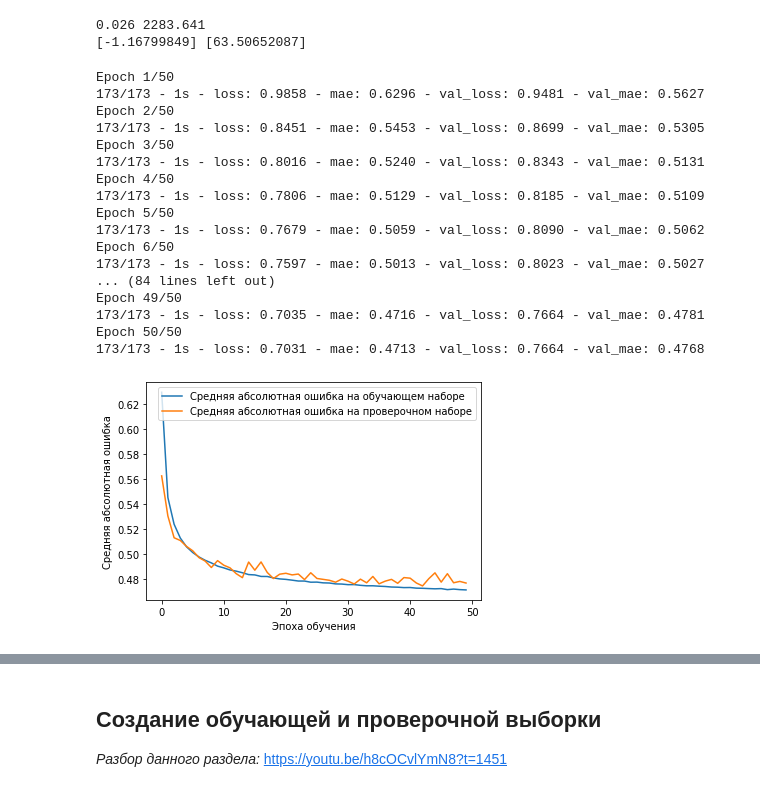
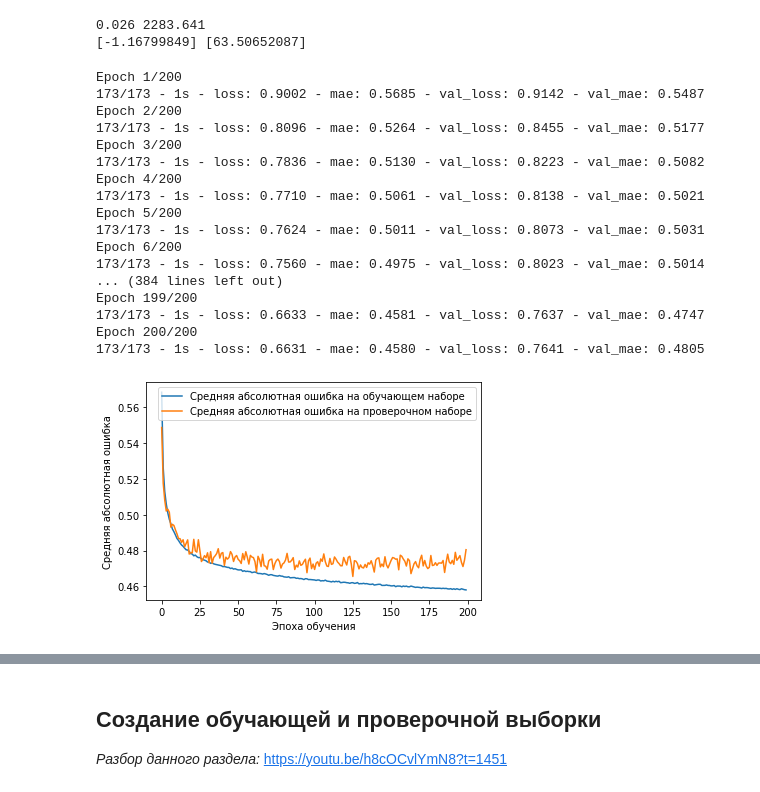
Before and after one commit to pebut/Hakaton, a Jupyter notebook: PandemicHakaton_track3.ipynb, the cells around one changed output, grey strips where cells are left out. Drawn from its saved outputs; the diff is of its cells as text; code cells hidden in the pictures.

```diff
--- a/PandemicHakaton_track3.ipynb
+++ b/PandemicHakaton_track3.ipynb
@@ -63,4 +51,4 @@ Drive already mounted at /content/drive; to attempt to forcibly remount, call dr
 fixed_df = pd.read_csv('/content/drive/MyDrive/Hakaton/train.csv', sep=';',encoding='utf8')
 test = pd.read_csv('/content/drive/MyDrive/Hakaton/test.csv', sep=';',encoding='utf8')
 # %%
-pos = pd.read_csv('/content/drive/MyDrive/Hakaton/unique_pos.txt', sep=',',encoding='utf8')
+gorod = pd.read_csv('/content/drive/MyDrive/Hakaton/spisok_gorodov.csv', sep=';',encoding='utf8')
@@ -126,12 +113,0 @@ for i in range(len(fixed_df.values[n])): # Выводим значение ка
-# %%
-##############################################
-####Убрать кодировку в описаниях \xa0 \n
-##############################################
-fixed_df = fixed_df.drop(fixed_df.columns[0],axis = 1) # Убираем первый столбец с продублированными индексами. Он нам не нужен
-
-i=0
-for j in range(24):  # Для каждого из столбцов таблицы
-    for i in range(fixed_df.shape[0]): # По всем резюме
-        if type(fixed_df.values[i][j])!=float: # если данные текстовые, то заменяем фрагменты кодировки ASCII на отсутствие символов
-            fixed_df.values[i][j] = fixed_df.values[i][j].replace("\xa0","")
-            fixed_df.values[i][j] = fixed_df.values[i][j].replace("\n"," ")
@@ -431,10 +353,10 @@ def getParameterExperienceVector(arg):
   return list(utils.to_categorical(outClass, 11).astype('int'))
 # %%
 def getAllParameters(val):
-# position = getParameterPosition(val[1])
+  #position = getParameterPos(val[1])
   region = getParameterRegion(val[2])
   industry = getParameterIndustry(val[3])
-# locality_name =getParameterLocality(val[5])
+  locality_name =getParameterLocality(val[5])
   education_type = getParameterEducation(val[6])
   drive_licences = getParameterdriveLicence(val[7])
   citizenship = getParameterCitizenship([val[8]])
@@ -451,10 +373,10 @@ def getAllParameters(val):
   #completeness_rate	=val[20]
 
   out = []
-# out.append(position)
+  #out +=(position)
   out +=(region)
   out += industry
-# out += locality_name
+  out +=locality_name
   out +=education_type
   out +=drive_licences
   out +=citizenship
@@ -479,7 +401,7 @@ def get01Data(values):
 
   # Предсказывать будем зарплату
   for val in values:
-    y = getParameterSalary(val[24])
+    y = val[24]
 
     # Все, что не зарплата - обучающая выборка
     if (y != -1):
@@ -596,48 +549,48 @@ print(min(yTrainScaled), max(yTrainScaled))
 # %%
 # Обучаем модель стандартизированными данными
 modelS = Sequential()
 modelS.add(BatchNormalization(input_shape=(xTrain01.shape[1],)))
 modelS.add(Dense(128, activation='relu'))
 modelS.add(Dense(1000, activation='tanh'))
 modelS.add(Dense(100, activation='relu'))
 modelS.add(Dense(1, activation='linear'))
 
 modelS.compile(optimizer=Adam(lr=1e-5), loss='mse', metrics=['mae'])
 
 history = modelS.fit(xTrain01,
                     yTrainScaled,
-                    epochs=50,
+                    epochs=200,
                     batch_size=1500,
                     validation_split=0.15,
                     verbose=2)
 
 plt.plot(history.history['mae'],
          label='Средняя абсолютная ошибка на обучающем наборе')
 plt.plot(history.history['val_mae'],
          label='Средняя абсолютная ошибка на проверочном наборе')
 plt.xlabel('Эпоха обучения')
 plt.ylabel('Средняя абсолютная ошибка')
 plt.legend()
 plt.show()
 # %% [output]
-Epoch 1/50
-173/173 - 1s - loss: 0.9858 - mae: 0.6296 - val_loss: 0.9481 - val_mae: 0.5627
-Epoch 2/50
-173/173 - 1s - loss: 0.8451 - mae: 0.5453 - val_loss: 0.8699 - val_mae: 0.5305
-Epoch 3/50
-173/173 - 1s - loss: 0.8016 - mae: 0.5240 - val_loss: 0.8343 - val_mae: 0.5131
-Epoch 4/50
-173/173 - 1s - loss: 0.7806 - mae: 0.5129 - val_loss: 0.8185 - val_mae: 0.5109
-Epoch 5/50
-173/173 - 1s - loss: 0.7679 - mae: 0.5059 - val_loss: 0.8090 - val_mae: 0.5062
-Epoch 6/50
-173/173 - 1s - loss: 0.7597 - mae: 0.5013 - val_loss: 0.8023 - val_mae: 0.5027
-... (84 lines left out)
-Epoch 49/50
-173/173 - 1s - loss: 0.7035 - mae: 0.4716 - val_loss: 0.7664 - val_mae: 0.4781
-Epoch 50/50
-173/173 - 1s - loss: 0.7031 - mae: 0.4713 - val_loss: 0.7664 - val_mae: 0.4768
+Epoch 1/200
+173/173 - 1s - loss: 0.9002 - mae: 0.5685 - val_loss: 0.9142 - val_mae: 0.5487
+Epoch 2/200
+173/173 - 1s - loss: 0.8096 - mae: 0.5264 - val_loss: 0.8455 - val_mae: 0.5177
+Epoch 3/200
+173/173 - 1s - loss: 0.7836 - mae: 0.5130 - val_loss: 0.8223 - val_mae: 0.5082
+Epoch 4/200
+173/173 - 1s - loss: 0.7710 - mae: 0.5061 - val_loss: 0.8138 - val_mae: 0.5021
+Epoch 5/200
+173/173 - 1s - loss: 0.7624 - mae: 0.5011 - val_loss: 0.8073 - val_mae: 0.5031
+Epoch 6/200
+173/173 - 1s - loss: 0.7560 - mae: 0.4975 - val_loss: 0.8023 - val_mae: 0.5014
+... (384 lines left out)
+Epoch 199/200
+173/173 - 1s - loss: 0.6633 - mae: 0.4581 - val_loss: 0.7637 - val_mae: 0.4747
+Epoch 200/200
+173/173 - 1s - loss: 0.6631 - mae: 0.4580 - val_loss: 0.7641 - val_mae: 0.4805
-[figure, old version]
+[figure, new version]
 # %%
 # Делаем предсказание и приводим его к начальному виду
 pred = modelS.predict(xTrain01)
```
Also changed, not shown: parts of 39 cells of this notebook.
